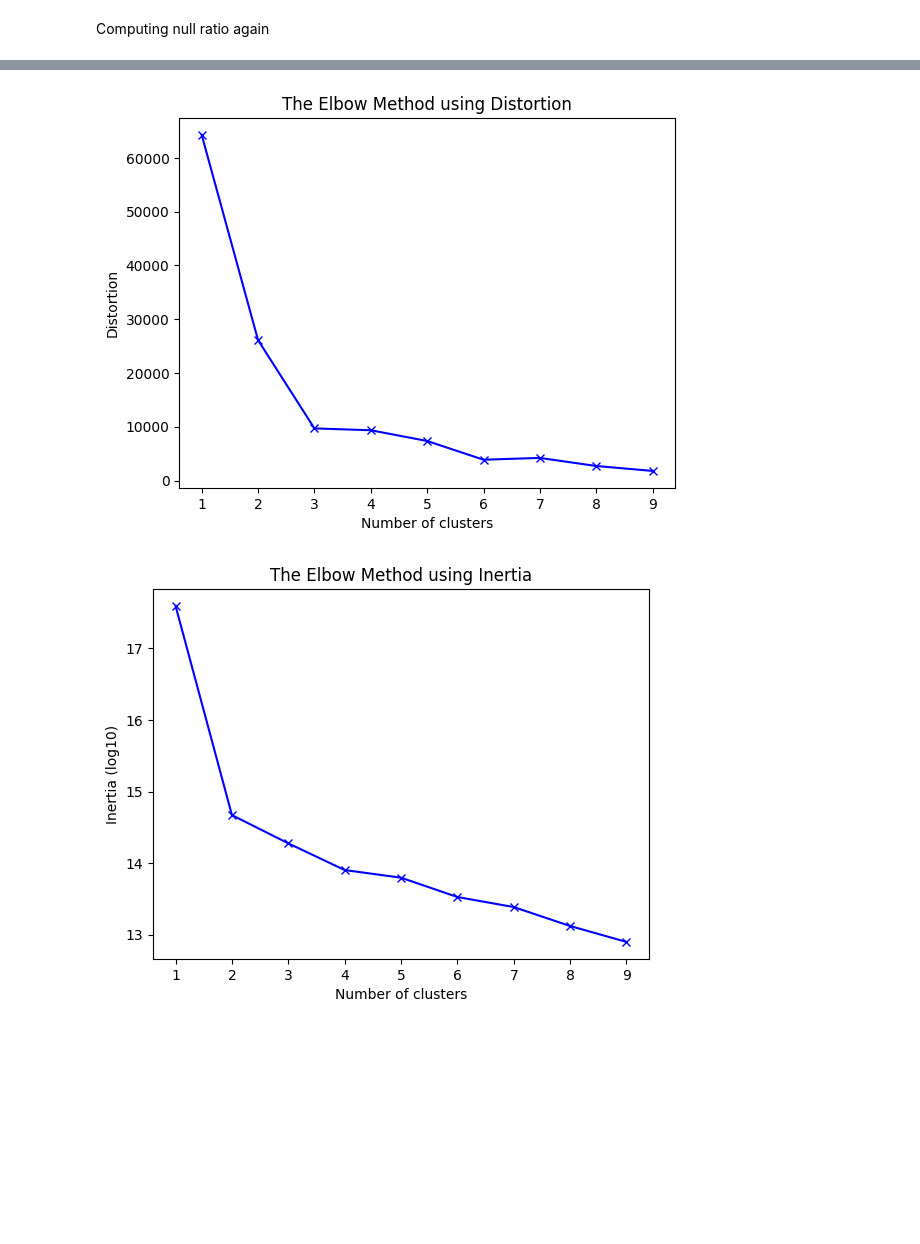
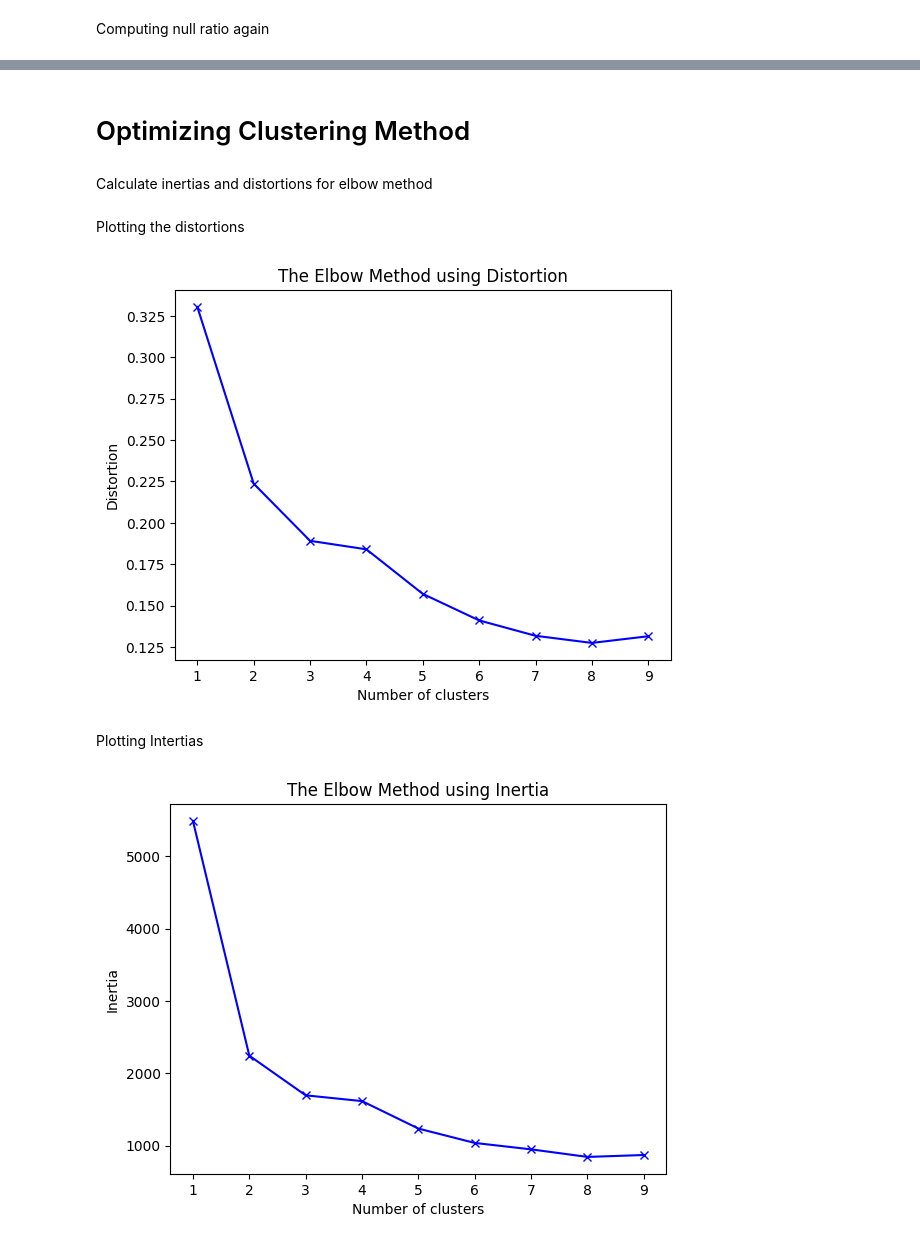
Before and after one commit to hikmetguner/exoplanet-habitability, a Jupyter notebook: dscp.ipynb, the cells around one changed output, grey strips where cells are left out. Saved outputs shown, nothing was run; the diff lists cells and outputs as text; code cells hidden in the pictures; blank space fills up the shorter version.

```diff
--- a/dscp.ipynb
+++ b/dscp.ipynb
@@ -132,7 +133,13 @@ drop_columns.extend([
     'sy_kmagerr2',
     'sy_gaiamag',
     'sy_gaiamagerr1',
-    'sy_gaiamagerr2'
+    'sy_gaiamagerr2',
+    'pl_orbperlim',
+    'pl_orbsmaxlim',
+    'pl_radelim',
+    'pl_orbeccenlim',
+    'pl_insollim',
+    'pl_eqtlim'
     ])
 
 
@@ -393,19 +267,0 @@ df.head()
-# %%
-distortions = []
-inertias = []
-mapping1 = {}
-mapping2 = {}
-K = range(1, 10)
-
-for k in K:
-    # Building and fitting the model
-    kmeanModel = KMeans(n_clusters=k, n_init='auto').fit(df)
-    kmeanModel.fit(df)
-
-    distortions.append(sum(np.min(cdist(df, kmeanModel.cluster_centers_,
-                                        'euclidean'), axis=1)) / df.shape[0])
-    inertias.append(kmeanModel.inertia_)
-
-    mapping1[k] = sum(np.min(cdist(df, kmeanModel.cluster_centers_,
-                                   'euclidean'), axis=1)) / df.shape[0]
-    mapping2[k] = kmeanModel.inertia_
@@ -411,0 +336,4 @@ for k in K:
+# %%
+scaler = MinMaxScaler()
+df = pd.DataFrame(scaler.fit_transform(df), columns = df.columns)
+df.head(10)
@@ -411,0 +397,3 @@ for k in K:
+# %%
+imputer = KNNImputer(n_neighbors=3)
+df = pd.DataFrame(imputer.fit_transform(df),columns = df.columns)
@@ -411,0 +459,4 @@ for k in K:
+# %% [markdown]
+<h1> Optimizing Clustering Method </h1>
+# %% [markdown]
+Calculate inertias and distortions for elbow method
@@ -412,3 +476,5 @@ for k in K:
+# %% [markdown]
+Plotting the distortions
 # %%
 plt.plot(K, distortions, 'bx-')
 plt.xlabel('Number of clusters')
@@ -416,12 +482,14 @@ plt.ylabel('Distortion')
 plt.title('The Elbow Method using Distortion')
 plt.show()
 # %% [output]
-[figure, old version]
+[figure, new version]
+# %% [markdown]
+Plotting Intertias
 # %%
-plt.plot(K, np.log10(inertias), 'bx-')
+plt.plot(K, inertias, 'bx-')
 plt.xlabel('Number of clusters')
-plt.ylabel('Inertia (log10)')
+plt.ylabel('Inertia')
 plt.title('The Elbow Method using Inertia')
 plt.show()
 # %% [output]
-[figure, old version]
+[figure, new version]
```
Also changed, not shown: parts of 43 cells of this notebook.
